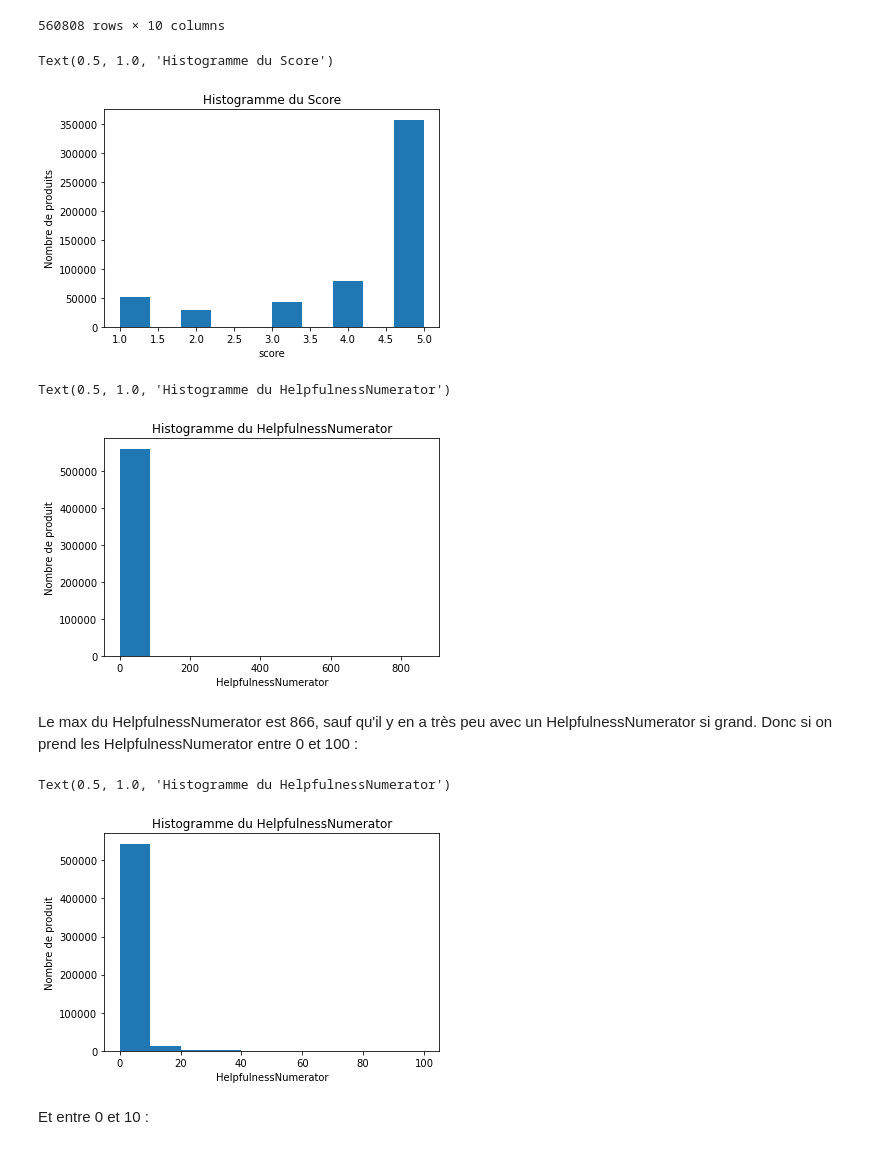
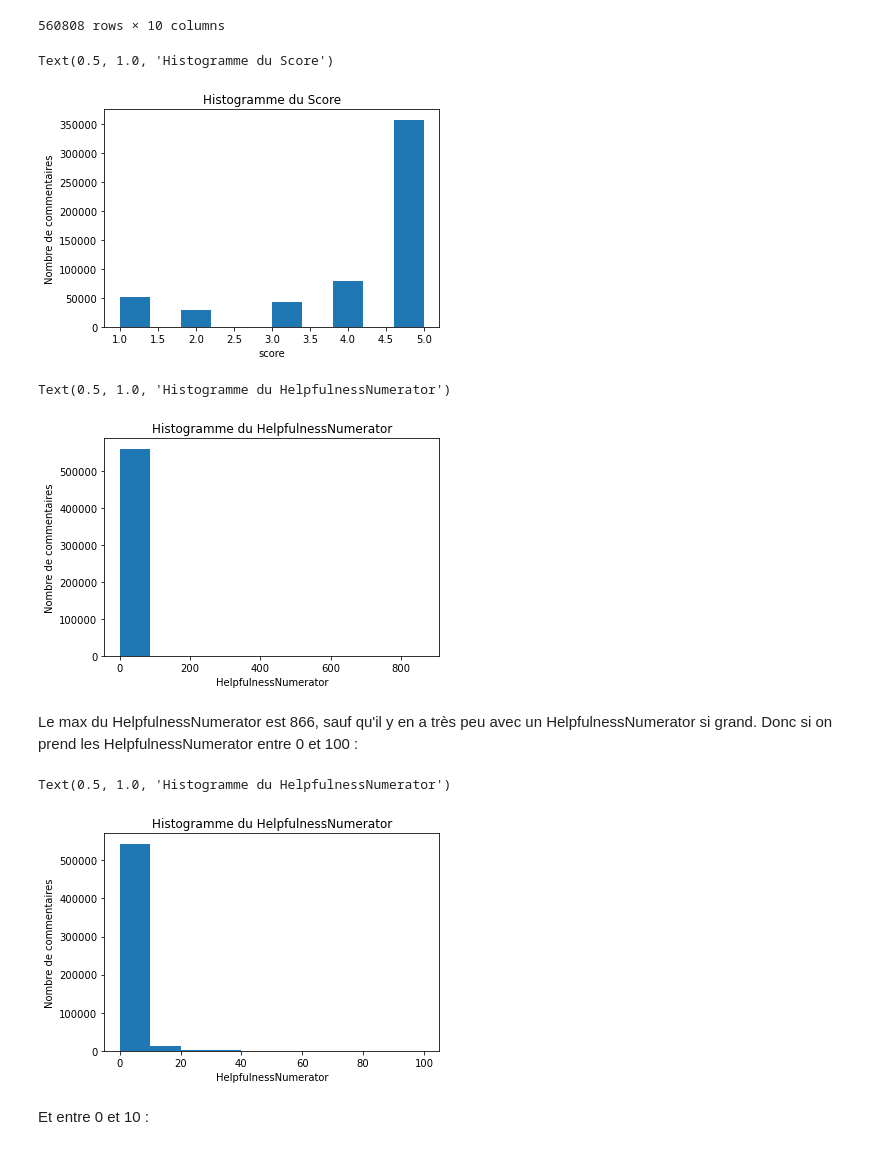
Before and after one commit to DwarfRam/SystemeIntelligentRecommendation, a Jupyter notebook: Statis_descriptives.ipynb, the cells around one changed output. Cells and saved outputs as stored; diff of their text form; code cells hidden in the pictures.

Commit message:
Changement noms histogrammes

```diff
--- a/Statis_descriptives.ipynb
+++ b/Statis_descriptives.ipynb
@@ -108,29 +105,29 @@ donnees
 # %%
 plt.hist(donnees["Score"])
 plt.xlabel('score')
-plt.ylabel('Nombre de produits')
+plt.ylabel('Nombre de commentaires')
 plt.title('Histogramme du Score')
 # %% [output]
 Text(0.5, 1.0, 'Histogramme du Score')
-[figure, old version]
+[figure, new version]
 # %%
 plt.hist(donnees["HelpfulnessNumerator"])
 plt.xlabel('HelpfulnessNumerator')
-plt.ylabel('Nombre de produit')
+plt.ylabel('Nombre de commentaires')
 plt.title('Histogramme du HelpfulnessNumerator')
 # %% [output]
 Text(0.5, 1.0, 'Histogramme du HelpfulnessNumerator')
-[figure, old version]
+[figure, new version]
 # %% [markdown]
 Le max du HelpfulnessNumerator est 866, sauf qu'il y en a très peu avec un HelpfulnessNumerator si grand. Donc si on prend les HelpfulnessNumerator entre 0 et 100 :
 # %%
 plt.hist(donnees["HelpfulnessNumerator"], range=(0,100))
 plt.xlabel('HelpfulnessNumerator')
-plt.ylabel('Nombre de produit')
+plt.ylabel('Nombre de commentaires')
 plt.title('Histogramme du HelpfulnessNumerator')
 # %% [output]
 Text(0.5, 1.0, 'Histogramme du HelpfulnessNumerator')
-[figure, old version]
+[figure, new version]
 # %% [markdown]
 Et entre 0 et 10 :
 # %%
```
Also changed, not shown: parts of 6 cells of this notebook.
